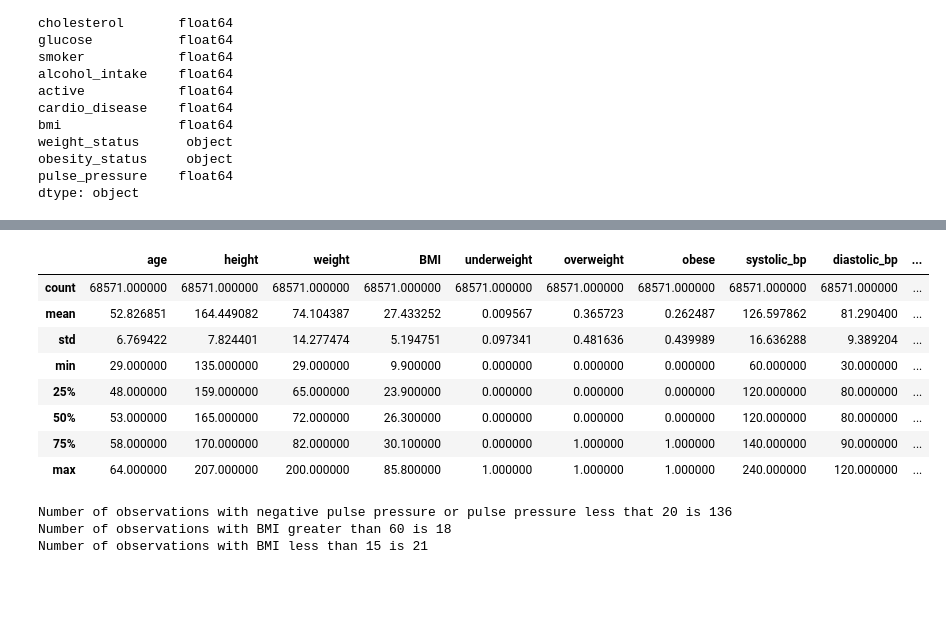
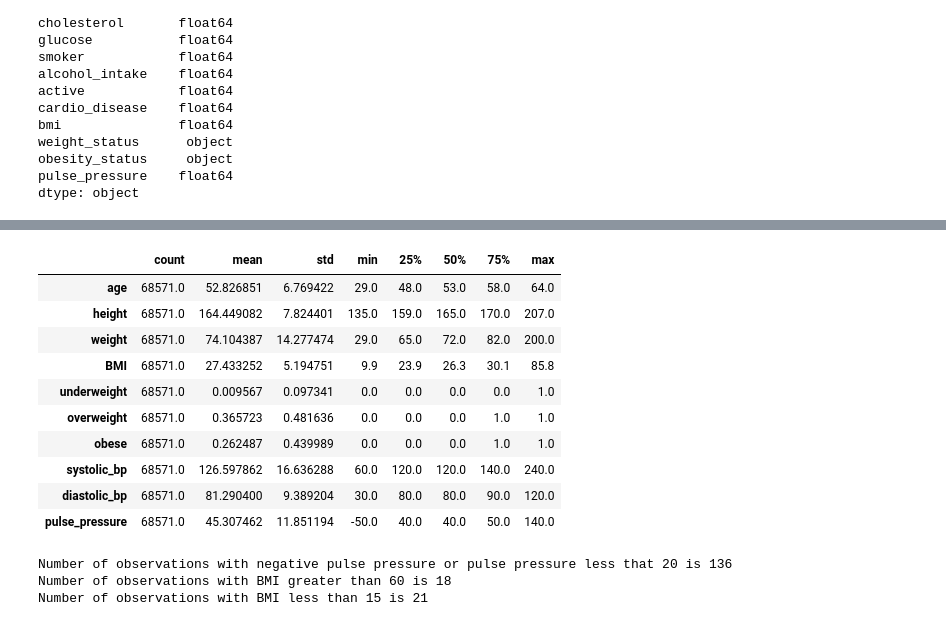
Before and after one commit to krishnakalisarkar/Be_Heart_Smart, a Jupyter notebook: Subhangi/Segment_2/Notebooks/Cardio_Logistic_Regression_Final.ipynb, the cells around one changed output, grey strips where cells are left out. Cells and saved outputs as stored; diff of their text form; code cells hidden in the pictures; blank space fills up the shorter version.

```diff
--- a/Subhangi/Segment_2/Notebooks/Cardio_Logistic_Regression_Final.ipynb
+++ b/Subhangi/Segment_2/Notebooks/Cardio_Logistic_Regression_Final.ipynb
@@ -111,17 +114,19 @@ cardio_encoded_df.sample(10)
 # %%
 # Obtain the decriptive statistics of the continuous features
 cardio_encoded_df[["age", "height", "weight", "BMI", "underweight", "overweight", "obese",
-                   "systolic_bp", "diastolic_bp", "pulse_pressure"]].describe()
+                   "systolic_bp", "diastolic_bp", "pulse_pressure"]].describe().T
 # %% [output]
-|  | age | height | weight | BMI | underweight | overweight | obese | systolic_bp | diastolic_bp | ... |
-| count | 68571.000000 | 68571.000000 | 68571.000000 | 68571.000000 | 68571.000000 | 68571.000000 | 68571.000000 | 68571.000000 | 68571.000000 | ... |
-| mean | 52.826851 | 164.449082 | 74.104387 | 27.433252 | 0.009567 | 0.365723 | 0.262487 | 126.597862 | 81.290400 | ... |
-| std | 6.769422 | 7.824401 | 14.277474 | 5.194751 | 0.097341 | 0.481636 | 0.439989 | 16.636288 | 9.389204 | ... |
-| min | 29.000000 | 135.000000 | 29.000000 | 9.900000 | 0.000000 | 0.000000 | 0.000000 | 60.000000 | 30.000000 | ... |
-| 25% | 48.000000 | 159.000000 | 65.000000 | 23.900000 | 0.000000 | 0.000000 | 0.000000 | 120.000000 | 80.000000 | ... |
-| 50% | 53.000000 | 165.000000 | 72.000000 | 26.300000 | 0.000000 | 0.000000 | 0.000000 | 120.000000 | 80.000000 | ... |
-| 75% | 58.000000 | 170.000000 | 82.000000 | 30.100000 | 0.000000 | 1.000000 | 1.000000 | 140.000000 | 90.000000 | ... |
-| max | 64.000000 | 207.000000 | 200.000000 | 85.800000 | 1.000000 | 1.000000 | 1.000000 | 240.000000 | 120.000000 | ... |
+|  | count | mean | std | min | 25% | 50% | 75% | max |
+| age | 68571.0 | 52.826851 | 6.769422 | 29.0 | 48.0 | 53.0 | 58.0 | 64.0 |
+| height | 68571.0 | 164.449082 | 7.824401 | 135.0 | 159.0 | 165.0 | 170.0 | 207.0 |
+| weight | 68571.0 | 74.104387 | 14.277474 | 29.0 | 65.0 | 72.0 | 82.0 | 200.0 |
+| BMI | 68571.0 | 27.433252 | 5.194751 | 9.9 | 23.9 | 26.3 | 30.1 | 85.8 |
+| underweight | 68571.0 | 0.009567 | 0.097341 | 0.0 | 0.0 | 0.0 | 0.0 | 1.0 |
+| overweight | 68571.0 | 0.365723 | 0.481636 | 0.0 | 0.0 | 0.0 | 1.0 | 1.0 |
+| obese | 68571.0 | 0.262487 | 0.439989 | 0.0 | 0.0 | 0.0 | 1.0 | 1.0 |
+| systolic_bp | 68571.0 | 126.597862 | 16.636288 | 60.0 | 120.0 | 120.0 | 140.0 | 240.0 |
+| diastolic_bp | 68571.0 | 81.290400 | 9.389204 | 30.0 | 80.0 | 80.0 | 90.0 | 120.0 |
+| pulse_pressure | 68571.0 | 45.307462 | 11.851194 | -50.0 | 40.0 | 40.0 | 50.0 | 140.0 |
 # %%
 # Calculate the number of observations that meet the following condition that are beyond what is normally seen in the
 # human population. A decision will be made to keep or throw these observations depending on the numbers obtained.
```
Also changed, not shown: parts of 69 cells of this notebook, 5 other files.
